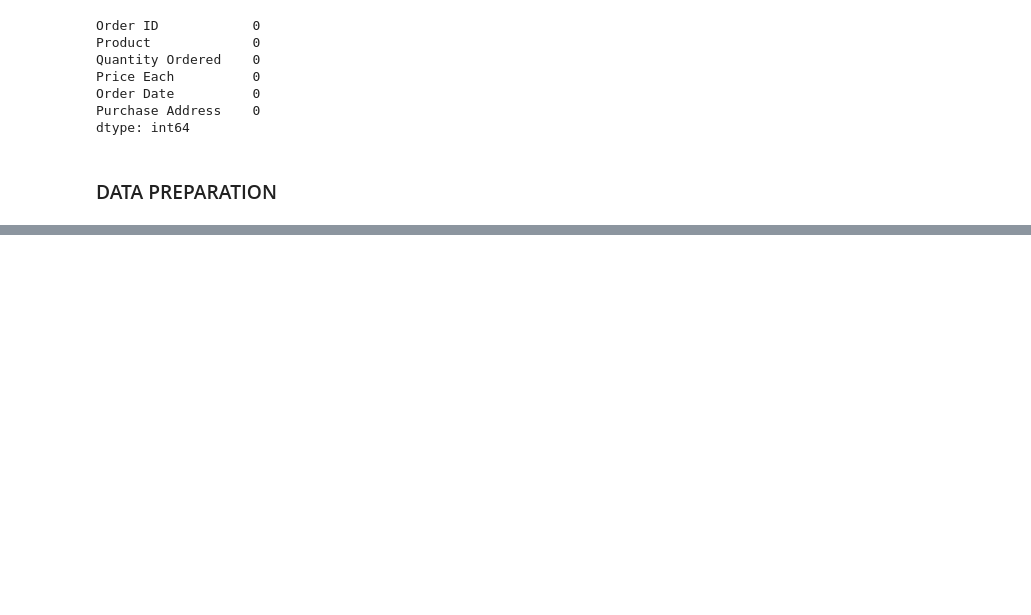
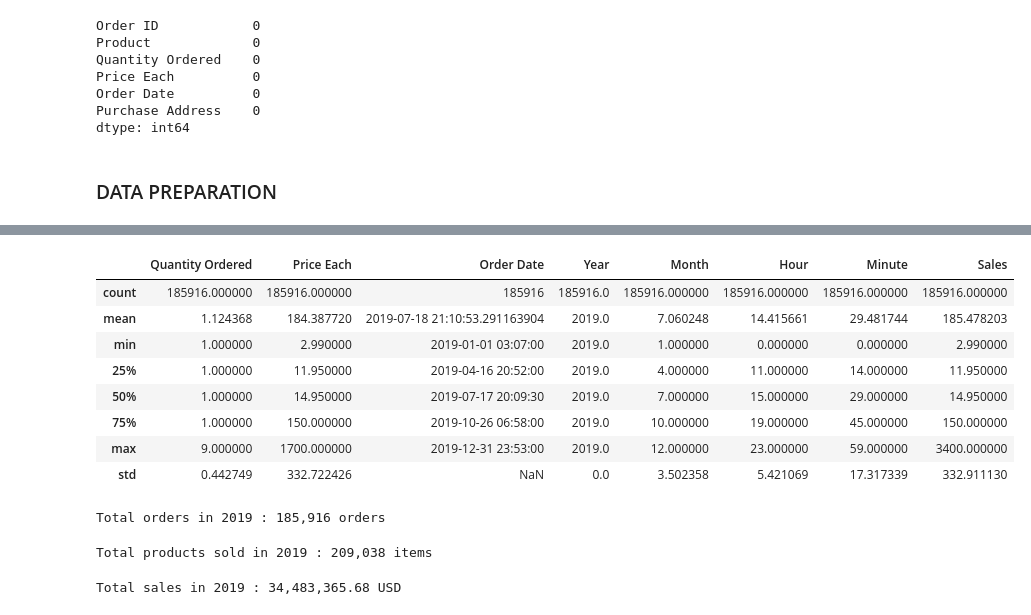
Before and after one commit to hmtalha786/Movie-Recommendation-System, a Jupyter notebook: Code.ipynb, the cells around one changed output, grey strips where cells are left out. Saved outputs shown, nothing was run; the diff lists cells and outputs as text; code cells hidden in the pictures; blank space fills up the shorter version.

```diff
--- a/Code.ipynb
+++ b/Code.ipynb
@@ -163,0 +182,3 @@ df.sample(5)
+# %%
+# Select only for year 2019
+df = df[df['Year']==2019]
@@ -163,0 +207,30 @@ df.sample(5)
+# %%
+df.describe()
+# %% [output]
+|  | Quantity Ordered | Price Each | Order Date | Year | Month | Hour | Minute | Sales |
+| count | 185916.000000 | 185916.000000 | 185916 | 185916.0 | 185916.000000 | 185916.000000 | 185916.000000 | 185916.000000 |
+| mean | 1.124368 | 184.387720 | 2019-07-18 21:10:53.291163904 | 2019.0 | 7.060248 | 14.415661 | 29.481744 | 185.478203 |
+| min | 1.000000 | 2.990000 | 2019-01-01 03:07:00 | 2019.0 | 1.000000 | 0.000000 | 0.000000 | 2.990000 |
+| 25% | 1.000000 | 11.950000 | 2019-04-16 20:52:00 | 2019.0 | 4.000000 | 11.000000 | 14.000000 | 11.950000 |
+| 50% | 1.000000 | 14.950000 | 2019-07-17 20:09:30 | 2019.0 | 7.000000 | 15.000000 | 29.000000 | 14.950000 |
+| 75% | 1.000000 | 150.000000 | 2019-10-26 06:58:00 | 2019.0 | 10.000000 | 19.000000 | 45.000000 | 150.000000 |
+| max | 9.000000 | 1700.000000 | 2019-12-31 23:53:00 | 2019.0 | 12.000000 | 23.000000 | 59.000000 | 3400.000000 |
+| std | 0.442749 | 332.722426 | NaN | 0.0 | 3.502358 | 5.421069 | 17.317339 | 332.911130 |
+# %%
+total_year_order = df.shape[0]
+
+print(f'Total orders in 2019 : {total_year_order:,} orders')
+# %% [output]
+Total orders in 2019 : 185,916 orders
+# %%
+total_product_sold = df['Quantity Ordered'].sum()
+
+print(f'Total products sold in 2019 : {total_product_sold:,} items')
+# %% [output]
+Total products sold in 2019 : 209,038 items
+# %%
+total_year_sales = df['Sales'].sum()
+
+print(f'Total sales in 2019 : {total_year_sales:,} USD')
+# %% [output]
+Total sales in 2019 : 34,483,365.68 USD
```
Also changed, not shown: parts of 7 cells of this notebook.
